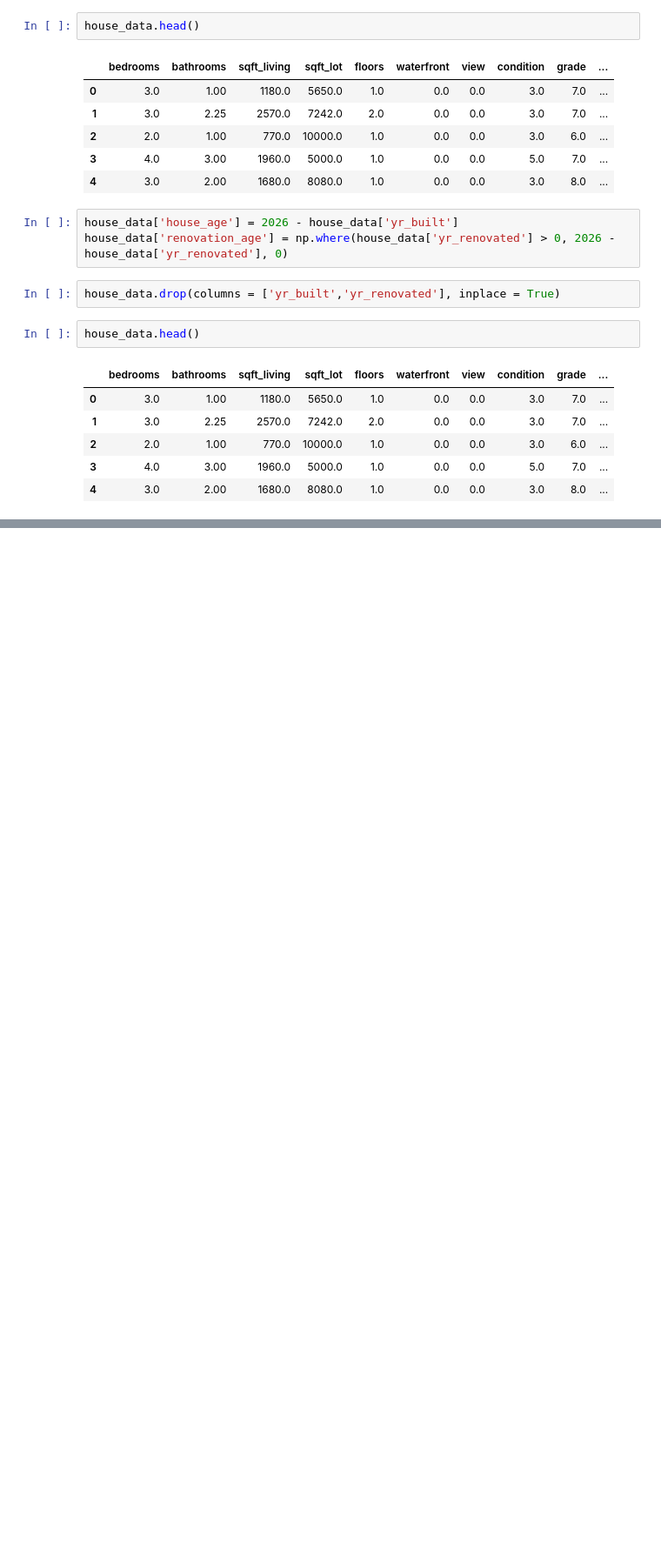
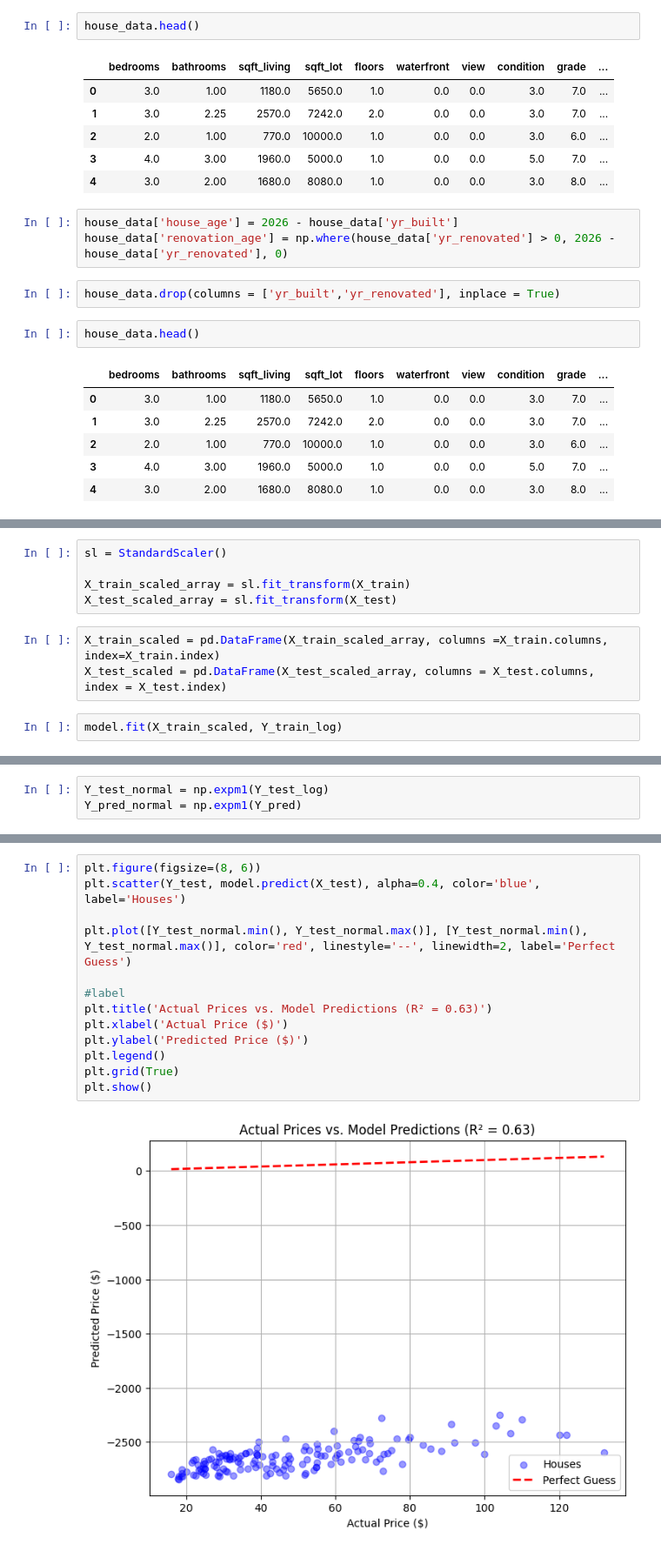
Before and after one commit to Ruvaaa/house-price-linear-regression-model, a Jupyter notebook: HousePrice/linearregression.ipynb, the cells around one changed output, grey strips where cells are left out. Shown at 87% size. Drawn from its saved outputs; the diff is of its cells as text; blank space fills up the shorter version.

```diff
--- a/HousePrice/linearregression.ipynb
+++ b/HousePrice/linearregression.ipynb
@@ -65,0 +105,10 @@ house_data
+# %%
+sl = StandardScaler()
+
+X_train_scaled_array = sl.fit_transform(X_train)
+X_test_scaled_array = sl.fit_transform(X_test)
+# %%
+X_train_scaled = pd.DataFrame(X_train_scaled_array, columns =X_train.columns, index=X_train.index)
+X_test_scaled = pd.DataFrame(X_test_scaled_array, columns = X_test.columns, index = X_test.index)
+# %%
+model.fit(X_train_scaled, Y_train_log)
@@ -65,0 +119,3 @@ house_data
+# %%
+Y_test_normal = np.expm1(Y_test_log)
+Y_pred_normal = np.expm1(Y_pred)
@@ -65,0 +136,15 @@ house_data
+# %%
+plt.figure(figsize=(8, 6))
+plt.scatter(Y_test, model.predict(X_test), alpha=0.4, color='blue', label='Houses')
+
+plt.plot([Y_test_normal.min(), Y_test_normal.max()], [Y_test_normal.min(), Y_test_normal.max()], color='red', linestyle='--', linewidth=2, label='Perfect Guess')
+
+#label
+plt.title('Actual Prices vs. Model Predictions (R² = 0.63)')
+plt.xlabel('Actual Price ($)')
+plt.ylabel('Predicted Price ($)')
+plt.legend()
+plt.grid(True)
+plt.show()
+# %% [output]
+[figure, added]
```
Also changed, not shown: parts of 14 cells of this notebook, 3 other files.
